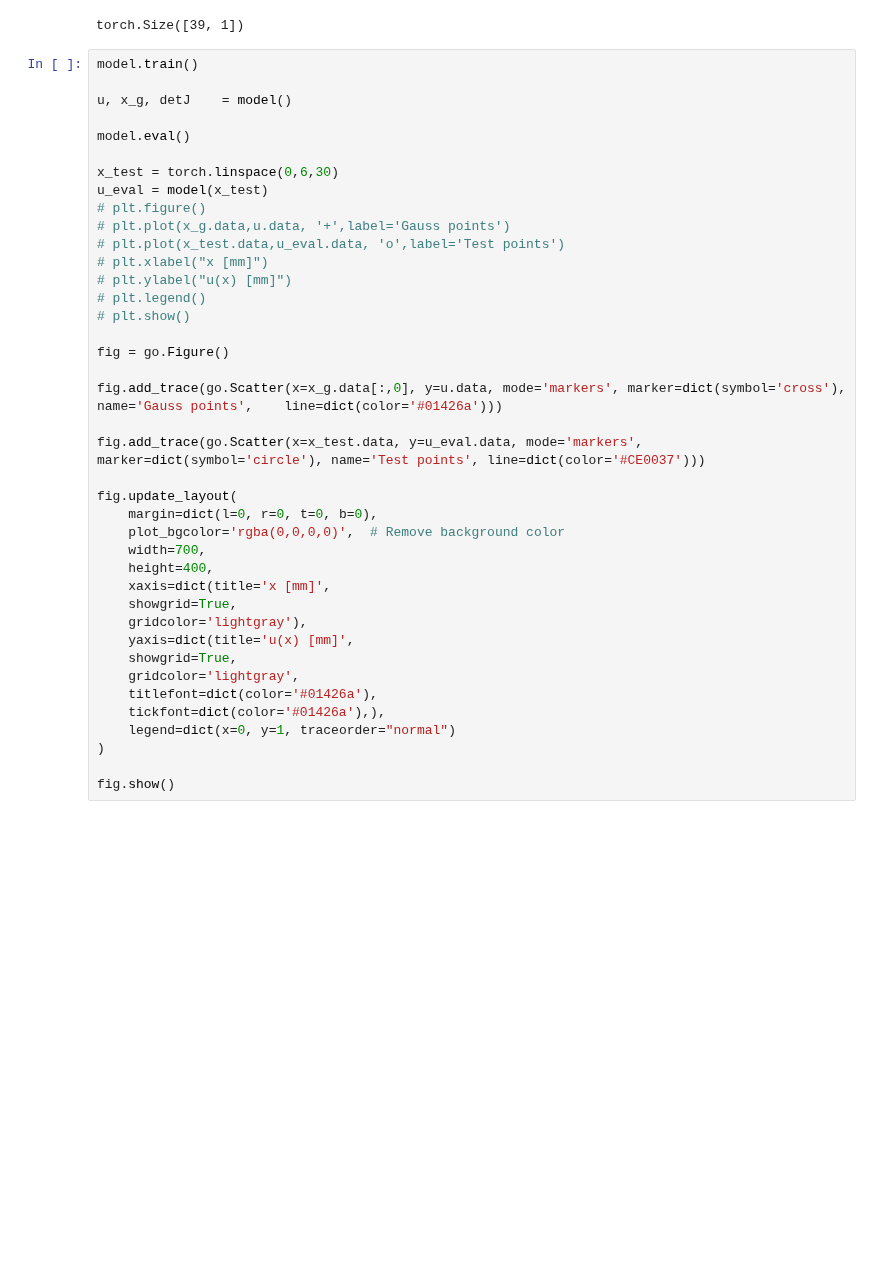
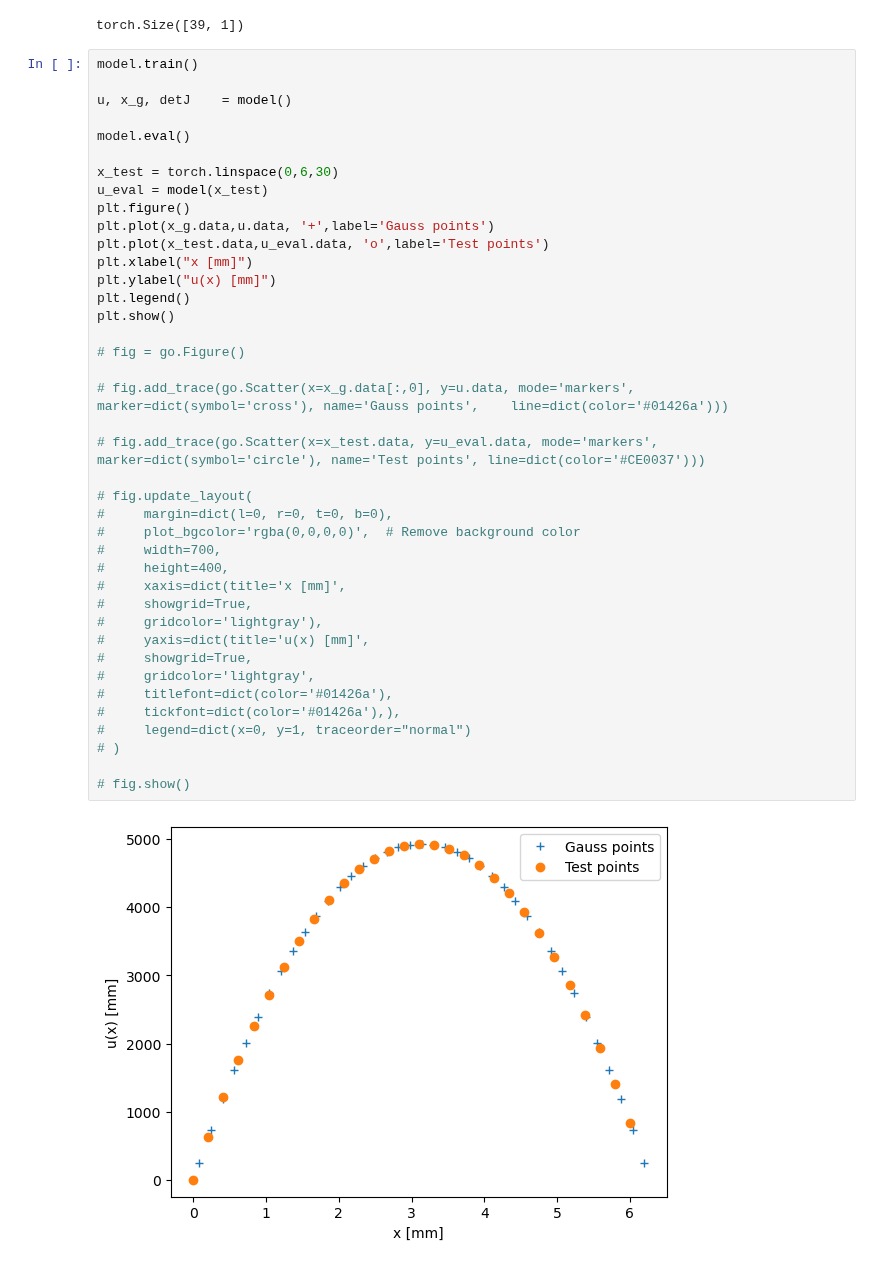
Before and after one commit to AlexandreDabySeesaram/Simplified_1D_NeuROM, a Jupyter notebook: demos/1D_element_based_LBFGS.ipynb, the cells around one changed output. Drawn from its saved outputs; the diff is of its cells as text; blank space fills up the shorter version.

```diff
--- a/demos/1D_element_based_LBFGS.ipynb
+++ b/demos/1D_element_based_LBFGS.ipynb
@@ -376,43 +380,45 @@ torch.Size([39, 1])
 # %%
 model.train()
 
 u, x_g, detJ    = model()
 
 model.eval()
 
 x_test = torch.linspace(0,6,30)
 u_eval = model(x_test)
-# plt.figure()
-# plt.plot(x_g.data,u.data, '+',label='Gauss points')
-# plt.plot(x_test.data,u_eval.data, 'o',label='Test points')
-# plt.xlabel("x [mm]")
-# plt.ylabel("u(x) [mm]")
-# plt.legend()
-# plt.show()
+plt.figure()
+plt.plot(x_g.data,u.data, '+',label='Gauss points')
+plt.plot(x_test.data,u_eval.data, 'o',label='Test points')
+plt.xlabel("x [mm]")
+plt.ylabel("u(x) [mm]")
+plt.legend()
+plt.show()
 
-fig = go.Figure()
+# fig = go.Figure()
 
-fig.add_trace(go.Scatter(x=x_g.data[:,0], y=u.data, mode='markers', marker=dict(symbol='cross'), name='Gauss points',    line=dict(color='#01426a')))
+# fig.add_trace(go.Scatter(x=x_g.data[:,0], y=u.data, mode='markers', marker=dict(symbol='cross'), name='Gauss points',    line=dict(color='#01426a')))
 
-fig.add_trace(go.Scatter(x=x_test.data, y=u_eval.data, mode='markers', marker=dict(symbol='circle'), name='Test points', line=dict(color='#CE0037')))
+# fig.add_trace(go.Scatter(x=x_test.data, y=u_eval.data, mode='markers', marker=dict(symbol='circle'), name='Test points', line=dict(color='#CE0037')))
 
-fig.update_layout(
-    margin=dict(l=0, r=0, t=0, b=0),
-    plot_bgcolor='rgba(0,0,0,0)',  # Remove background color
-    width=700,
-    height=400,
-    xaxis=dict(title='x [mm]',
-    showgrid=True,
-    gridcolor='lightgray'),
-    yaxis=dict(title='u(x) [mm]',
-    showgrid=True,
-    gridcolor='lightgray',
-    titlefont=dict(color='#01426a'),
-    tickfont=dict(color='#01426a'),),
-    legend=dict(x=0, y=1, traceorder="normal")
-)
+# fig.update_layout(
+#     margin=dict(l=0, r=0, t=0, b=0),
+#     plot_bgcolor='rgba(0,0,0,0)',  # Remove background color
+#     width=700,
+#     height=400,
+#     xaxis=dict(title='x [mm]',
+#     showgrid=True,
+#     gridcolor='lightgray'),
+#     yaxis=dict(title='u(x) [mm]',
+#     showgrid=True,
+#     gridcolor='lightgray',
+#     titlefont=dict(color='#01426a'),
+#     tickfont=dict(color='#01426a'),),
+#     legend=dict(x=0, y=1, traceorder="normal")
+# )
 
-fig.show()
+# fig.show()
+# %% [output]
+[figure, added]
 # %%
 model.train()
 u, x_g, detJ    = model()
```
Also changed, not shown: parts of 3 cells of this notebook.
